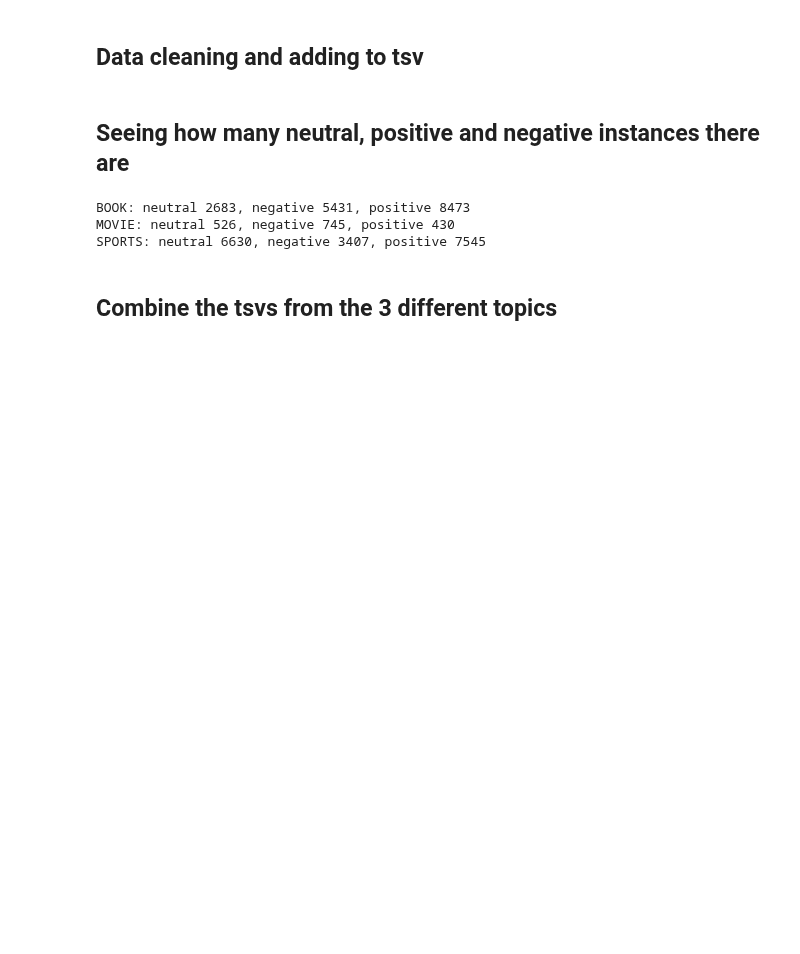
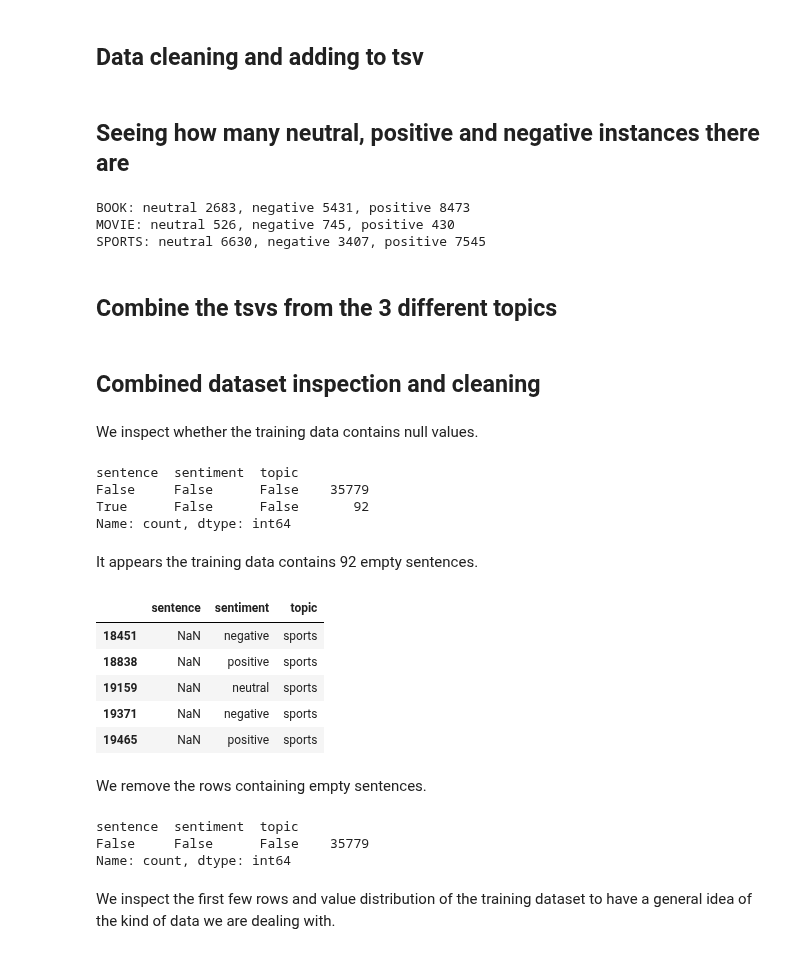
Before and after one commit to einavrobyncohen/Text-Mining-Assignments, a Jupyter notebook: tmproject/data_preprocessing.ipynb, the cells around one changed output. Cells and saved outputs as stored; diff of their text form; code cells hidden in the pictures; blank space fills up the shorter version.

Commit message:
Moved data cleaning to preprocessing

```diff
--- a/tmproject/data_preprocessing.ipynb
+++ b/tmproject/data_preprocessing.ipynb
@@ -198,3 +198,62 @@ def combine_tsvs(book, movie, sports, output):
     combined_df.to_csv(out, sep="\t", index=True, index_label='sentence_id', mode="w", header=True)
 
 combine_tsvs(book_tsv, movie_tsv, sports_tsv, out)
+# %% [markdown]
+## Combined dataset inspection and cleaning
+# %%
+# Load training dataset
+path_to_train_folder = "training_sets/sentiment-topic/"
+path_to_train_file = f"{path_to_train_folder}sentiment_topic_train.tsv"
+train = pd.read_csv(
+    path_to_train_file,
+    sep="\t",
+    usecols=["sentence", "sentiment", "topic"]
+)
+
+# Load test dataset, dropping the sentiment column
+path_to_test_folder = "test_sets/"
+path_to_test_file = f"{path_to_test_folder}sentiment-topic-test.tsv"
+test = pd.read_csv(
+    path_to_test_file,
+    sep="\t",
+    usecols=["sentence", "sentiment", "topic"]
+)
+# %% [markdown]
+We inspect whether the training data contains null values.
+# %%
+# Check the training data for null values
+print(train.isnull().value_counts())
+# %% [output]
+sentence  sentiment  topic
+False     False      False    35779
+True      False      False       92
+Name: count, dtype: int64
+# %% [markdown]
+It appears the training data contains 92 empty sentences.
+# %%
+# Filter rows where the sentence column is null
+null_sentence = train[train["sentence"].isnull()]
+
+# Inspect the first few rows of the filtered dataframe
+null_sentence.head(5)
+# %% [output]
+|  | sentence | sentiment | topic |
+| 18451 | NaN | negative | sports |
+| 18838 | NaN | positive | sports |
+| 19159 | NaN | neutral | sports |
+| 19371 | NaN | negative | sports |
+| 19465 | NaN | positive | sports |
+# %% [markdown]
+We remove the rows containing empty sentences.
+# %%
+# Filter to keep rows where the sentence is not null
+train = train[train["sentence"].notnull()]
+
+# Check the training data for null values
+train.isnull().value_counts()
+# %% [output]
+sentence  sentiment  topic
+False     False      False    35779
+Name: count, dtype: int64
+# %% [markdown]
+We inspect the first few rows and value distribution of the training dataset to have a general idea of the kind of data we are dealing with.
```
Also changed, not shown: parts of 5 cells of this notebook, 2 other files.
